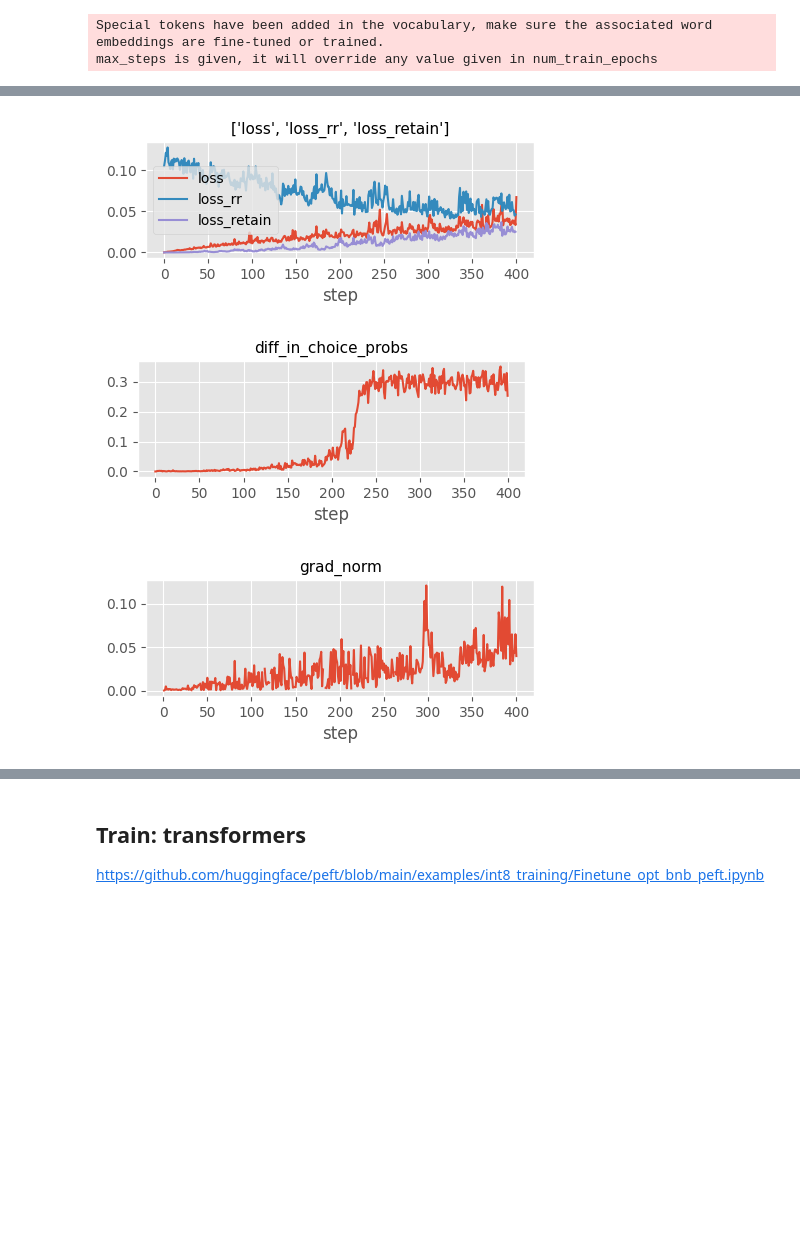
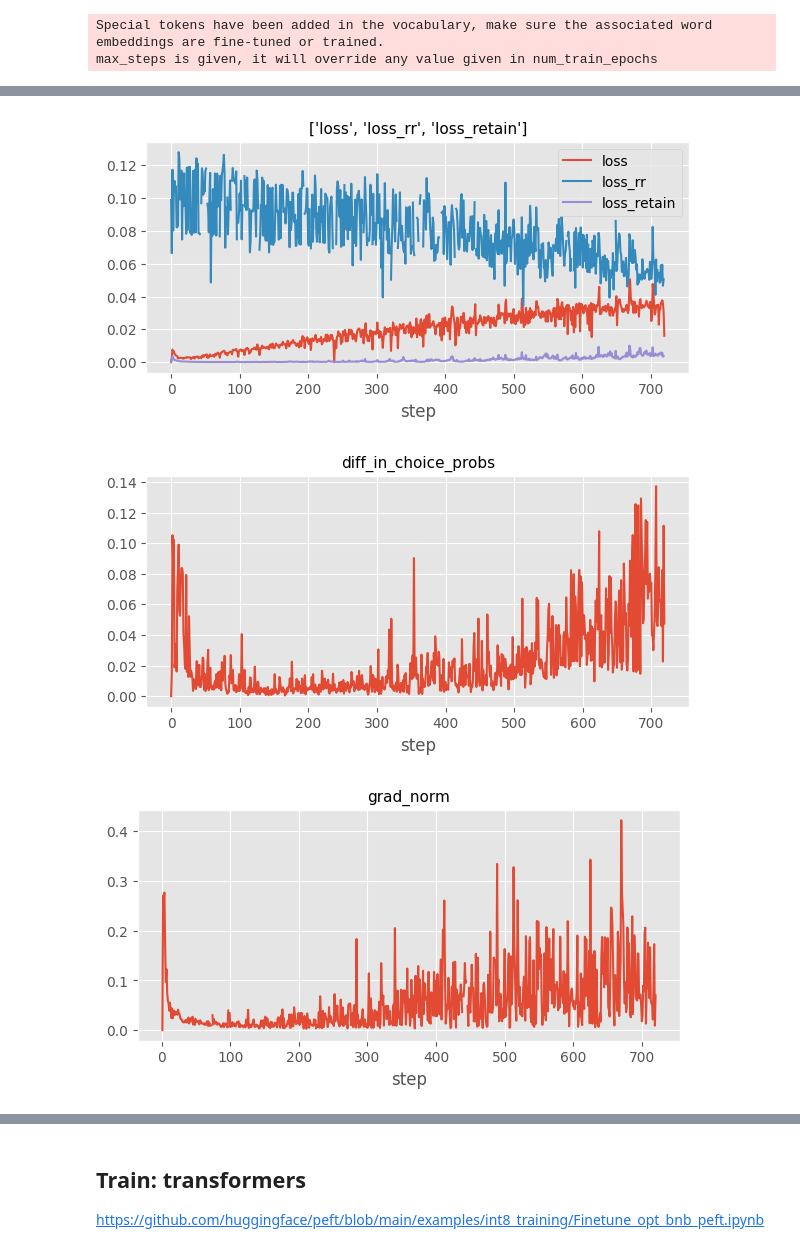
Before and after one commit to wassname/adapters_can_monitor_lies, a Jupyter notebook: nbs/mjc_002_diff_hs_redirect.ipynb, the cells around one changed output, grey strips where cells are left out. Saved outputs shown, nothing was run; the diff lists cells and outputs as text; code cells hidden in the pictures; blank space fills up the shorter version.

```diff
--- a/nbs/mjc_002_diff_hs_redirect.ipynb
+++ b/nbs/mjc_002_diff_hs_redirect.ipynb
@@ -135,11 +137,12 @@ from peft import LoraConfig, PeftModel, LoraModel, LoraConfig, get_peft_model, I
 
 # https://github.com/huggingface/peft/blob/main/src/peft/utils/constants.py
 config = LoraConfig(
-    r=16,
+    r=64,
     lora_alpha=32,
-        bias="none",
+    bias="none",
     task_type="CAUSAL_LM",
     target_modules=['up_proj', 'down_proj', 'gate_proj', 'k_proj', 'q_proj', 'v_proj', 'o_proj'],
+    use_rslora=True,
     # target_modules=["q_proj", "v_proj"], lora_dropout=0.05, bias="none"
 )
 # config = IA3Config()
@@ -474,10 +471,10 @@ ds = ds_prompts.select_columns(
 )
 
 
-targets_samples = 150*16*4
+targets_samples = 150*16*3
 # targets_samples = 50*16
-gradient_accumulation_steps = 6 # we want to mix enougth so that it actually lies in some
-batch_size = 4
+gradient_accumulation_steps = 2 # we want to mix enougth so that it actually lies in some
+batch_size = 5
 max_steps = targets_samples // (gradient_accumulation_steps * batch_size)
 # in the paper it was 150 batch of 16. So we want steps * batch * grad_accum
 # see https://github.com/huggingface/trl/blob/main/trl/trainer/sft_trainer.py#L58
@@ -492,15 +489,20 @@ trainer = CustomSFTTrainer(
         max_seq_length=cfg.max_length,
         per_device_train_batch_size=batch_size,  # 18GB/24GB
         gradient_accumulation_steps=gradient_accumulation_steps,  # we want to accumulate the gradients to make the batch size larger, so we have sufficient examples of good and bad behaviour to learn from
-        warmup_steps=max_steps//10,
+        warmup_steps=max_steps//batch_size//10,
         max_steps=max_steps,  # 150 steps of batch=16 in paper
-        learning_rate=8e-5,  # from paper
+        learning_rate=1e-4,  # from paper
         fp16=True,
         logging_steps=1,
         output_dir="outputs",
         remove_unused_columns=False,
-        # report_to=['tensorboard'],
+
+        # this seems to make the coreffecient schedule a little confused
         lr_scheduler_type='constant', # https://github.com/huggingface/transformers/blob/eed9ed679878ada2f6d2eefccdbda368cabc88b1/src/transformers/trainer_utils.py#L408
+
+        # https://huggingface.co/docs/bitsandbytes/en/optimizers
+        optim="paged_adamw_8bit" # "adamw_bnb_8bit" paged_adamw_8bit paged_lion_8bit lion_8bit lomo galore_adamw_8bit_layerwise adalomo
+        # optim="galore_adamw_8bit_layerwise",
     ),
     # https://huggingface.co/docs/transformers/en/main_classes/callback
     # data_collator=transformers.DataCollatorForLanguageModeling(tokenizer, mlm=False),
@@ -537,21 +556,21 @@ base->adapter for batch_i=0 ('negative', 'I')
 # %%
 df_hist1 = pd.DataFrame(trainer.state.log_history)
 df_hist1 = df_hist1.select_dtypes(include=['float64', 'int64'])
 # only numeric
 
 
 df_hist = df_hist1.groupby('step').mean()
 
 for cs in [['loss', 'loss_rr', 'loss_retain',],
        'diff_in_choice_probs',
         #  ['c_s', 'c_r',],
          'grad_norm',
        'learning_rate']:
-    plt.figure(figsize=(5,1.5))
+    plt.figure(figsize=(7,3))
     df_hist[cs].plot(ax=plt.gca())
     plt.title(f"{cs}", fontsize=11)
     plt.show()
 # %% [output]
-[figure, old version]
+[figure, new version]
-[figure, old version]
+[figure, new version]
-[figure, old version]
+[figure, new version]
```
Also changed, not shown: parts of 38 cells of this notebook, 7 other files.
